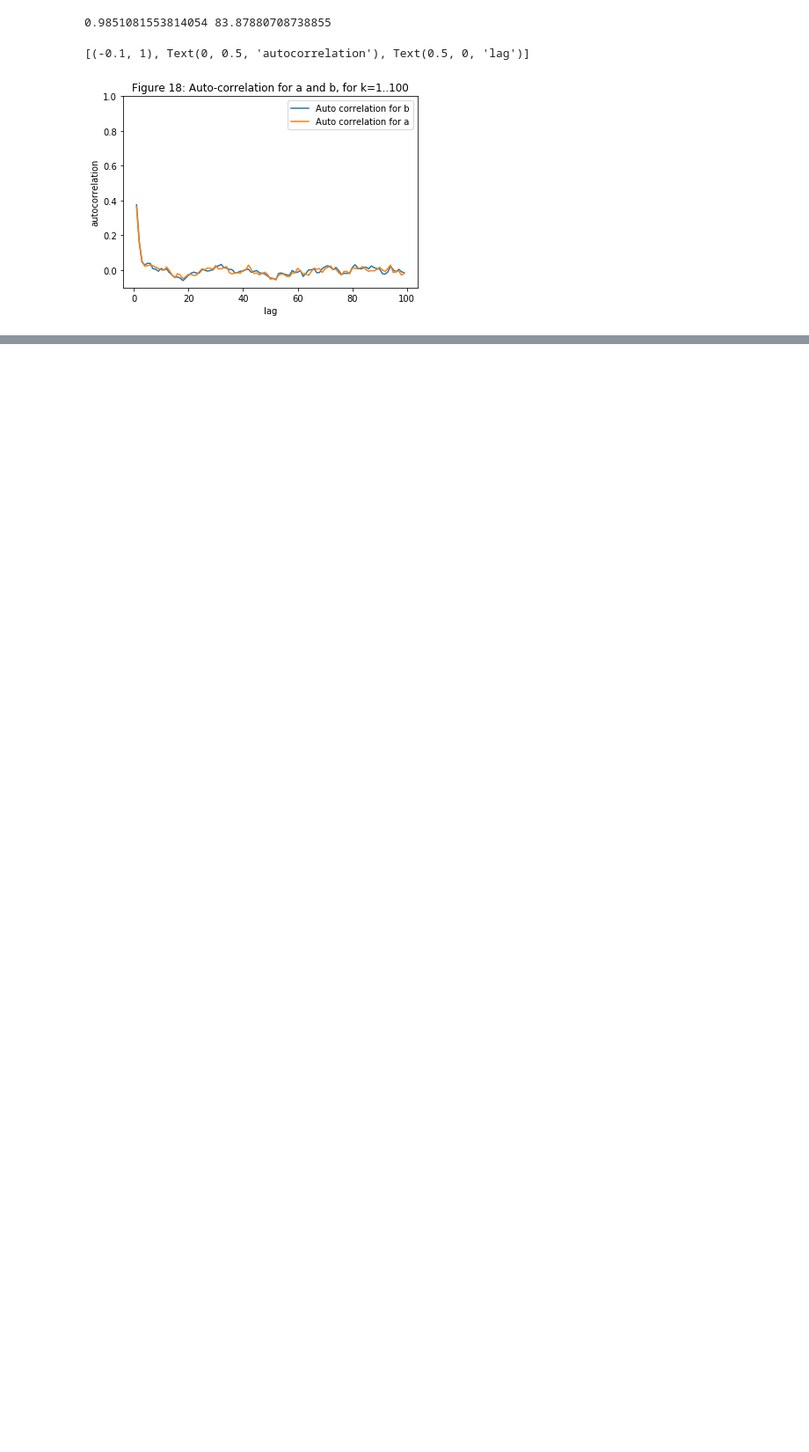
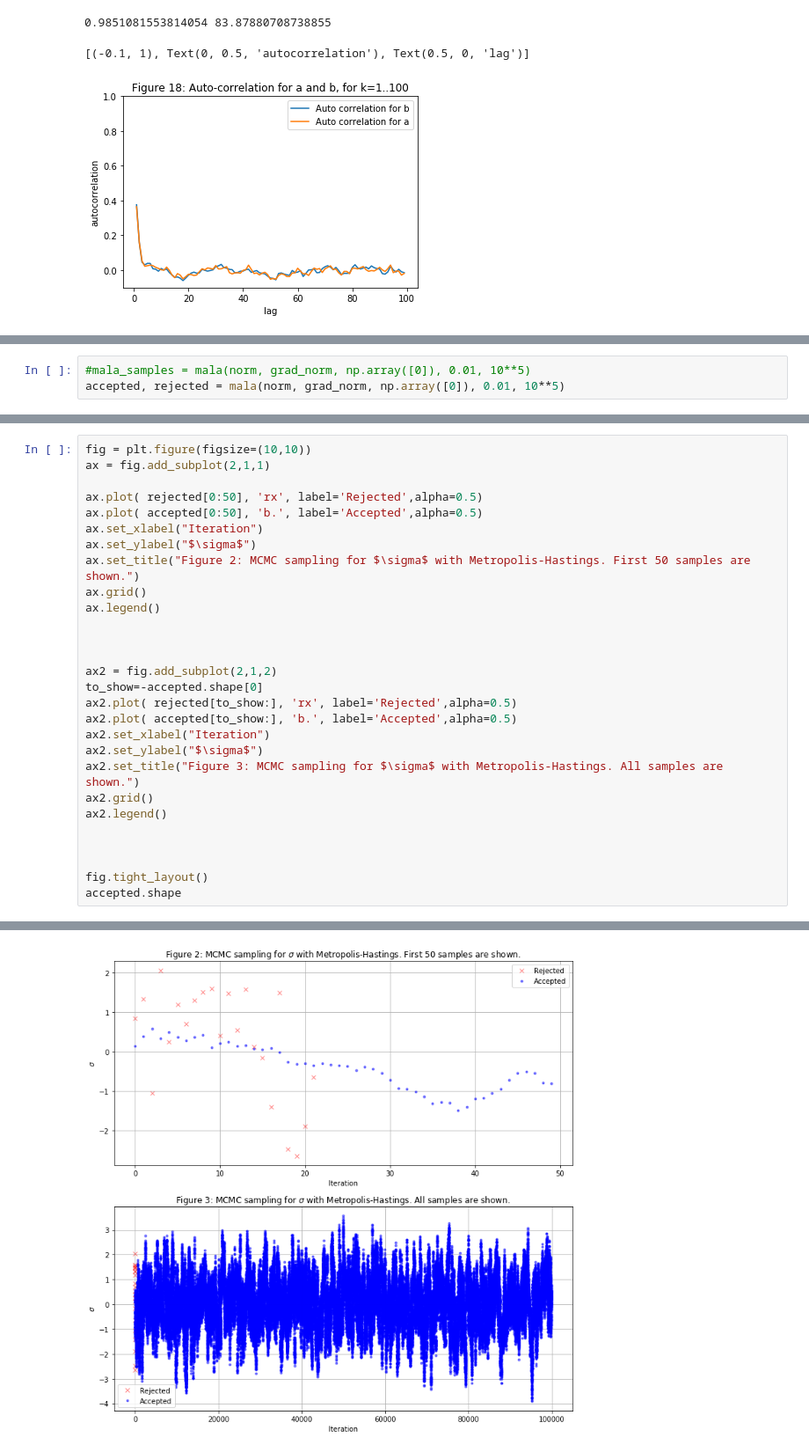
Before and after one commit to jaworra/MCMC-Python, a Jupyter notebook: MCMC_Scratch.ipynb, the cells around one changed output, grey strips where cells are left out. Shown at 88% size. Cells and saved outputs as stored; diff of their text form; blank space fills up the shorter version.

Commit message:
mala start

```diff
--- a/MCMC_Scratch.ipynb
+++ b/MCMC_Scratch.ipynb
@@ -392,0 +514,3 @@ ax.set(xlabel='lag', ylabel='autocorrelation', ylim=(-.1, 1))
+# %%
+#mala_samples = mala(norm, grad_norm, np.array([0]), 0.01, 10**5)
+accepted, rejected = mala(norm, grad_norm, np.array([0]), 0.01, 10**5)
@@ -392,0 +521,29 @@ ax.set(xlabel='lag', ylabel='autocorrelation', ylim=(-.1, 1))
+# %%
+fig = plt.figure(figsize=(10,10))
+ax = fig.add_subplot(2,1,1)
+
+ax.plot( rejected[0:50], 'rx', label='Rejected',alpha=0.5)
+ax.plot( accepted[0:50], 'b.', label='Accepted',alpha=0.5)
+ax.set_xlabel("Iteration")
+ax.set_ylabel("$\sigma$")
+ax.set_title("Figure 2: MCMC sampling for $\sigma$ with Metropolis-Hastings. First 50 samples are shown.")
+ax.grid()
+ax.legend()
+
+
+
+ax2 = fig.add_subplot(2,1,2)
+to_show=-accepted.shape[0]
+ax2.plot( rejected[to_show:], 'rx', label='Rejected',alpha=0.5)
+ax2.plot( accepted[to_show:], 'b.', label='Accepted',alpha=0.5)
+ax2.set_xlabel("Iteration")
+ax2.set_ylabel("$\sigma$")
+ax2.set_title("Figure 3: MCMC sampling for $\sigma$ with Metropolis-Hastings. All samples are shown.")
+ax2.grid()
+ax2.legend()
+
+
+
+fig.tight_layout()
+accepted.shape
+# %% [output]
@@ -392,0 +551 @@ ax.set(xlabel='lag', ylabel='autocorrelation', ylim=(-.1, 1))
+[figure, added]
```
Also changed, not shown: parts of 15 cells of this notebook.
